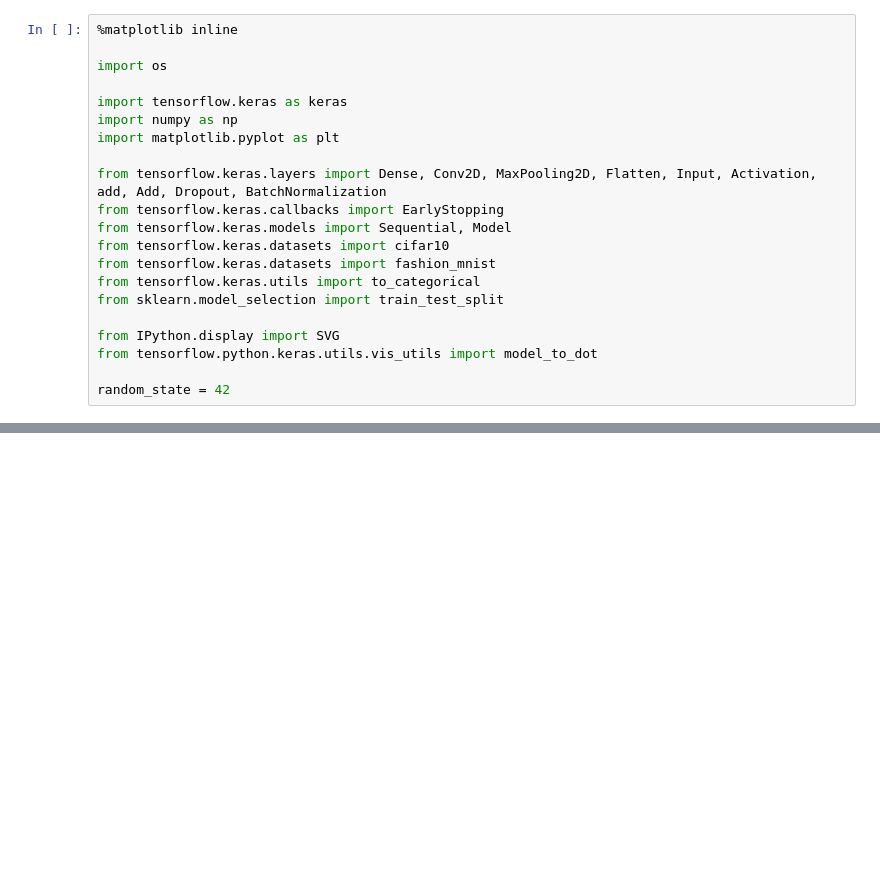
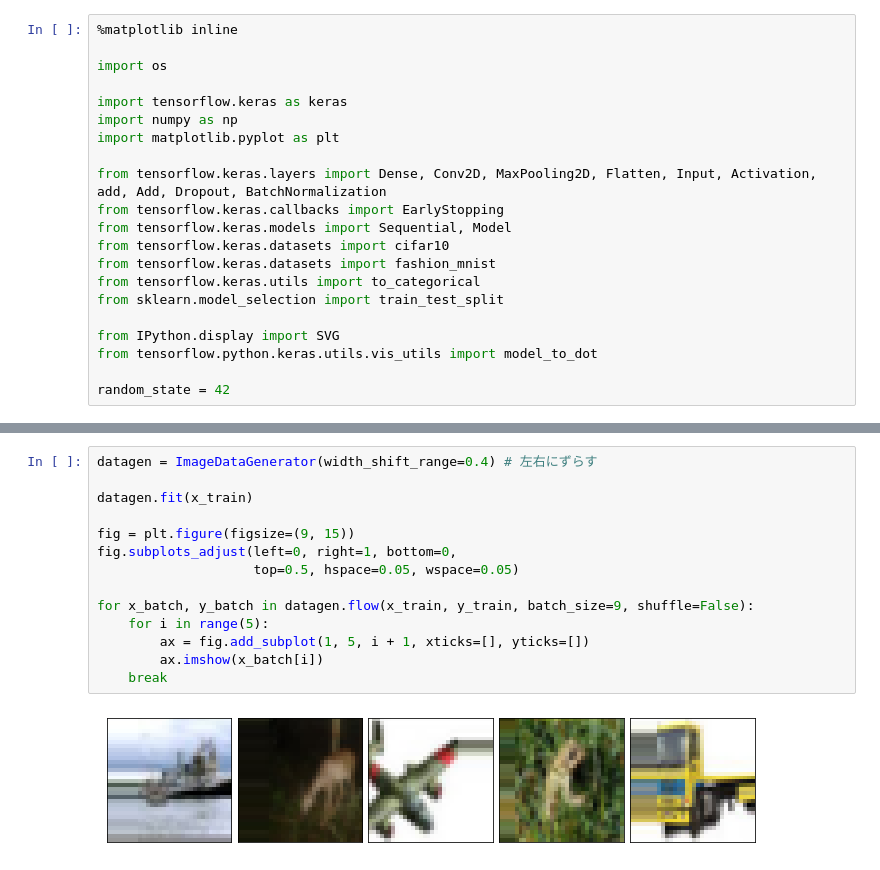
Before and after one commit to mizutaninaoki/ml-practice, a Jupyter notebook: lesson2_3.ipynb, the cells around one changed output, grey strips where cells are left out. Saved outputs shown, nothing was run; the diff lists cells and outputs as text; blank space fills up the shorter version.

```diff
--- a/lesson2_3.ipynb
+++ b/lesson2_3.ipynb
@@ -45,0 +50,16 @@ for i in range(5):
+# %%
+datagen = ImageDataGenerator(width_shift_range=0.4) # 左右にずらす
+
+datagen.fit(x_train)
+
+fig = plt.figure(figsize=(9, 15))
+fig.subplots_adjust(left=0, right=1, bottom=0,
+                    top=0.5, hspace=0.05, wspace=0.05)
+
+for x_batch, y_batch in datagen.flow(x_train, y_train, batch_size=9, shuffle=False):
+    for i in range(5):
+        ax = fig.add_subplot(1, 5, i + 1, xticks=[], yticks=[])
+        ax.imshow(x_batch[i])
+    break
+# %% [output]
+[figure, added]
```
Also changed, not shown: parts of 13 cells of this notebook.
